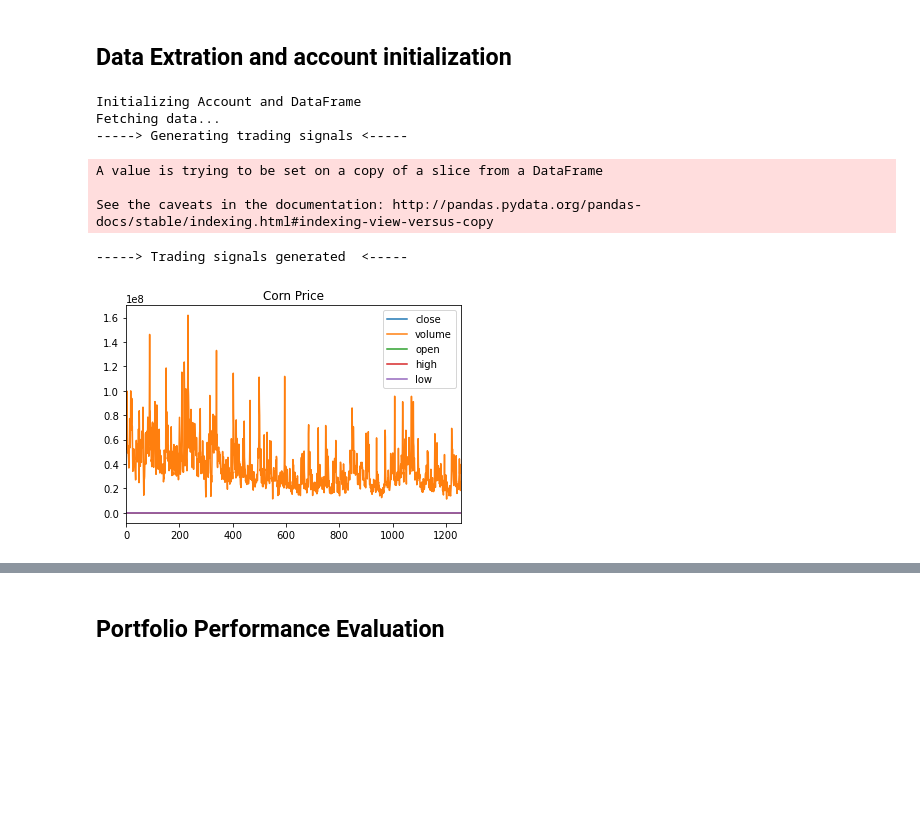
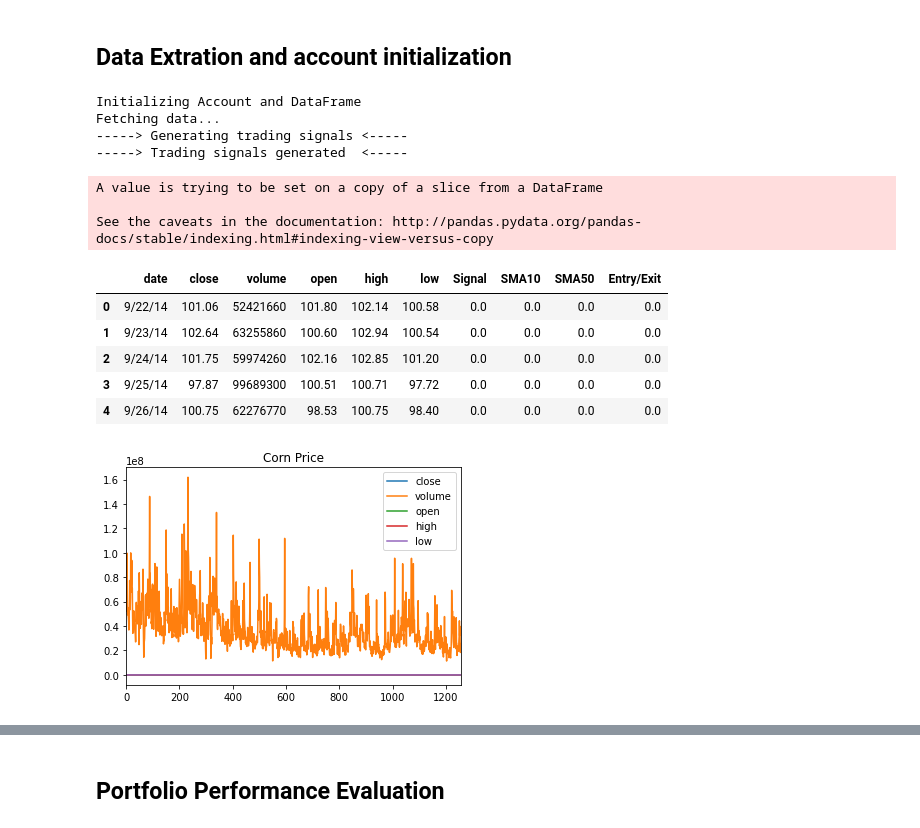
Before and after one commit to ShuranXu/Corn-Price-Predicter, a Jupyter notebook: Code/algo_trading.ipynb, the cells around one changed output, grey strips where cells are left out. Cells and saved outputs as stored; diff of their text form; code cells hidden in the pictures; blank space fills up the shorter version.

Commit message:
changed algo trading and  xgboost model

```diff
--- a/Code/algo_trading.ipynb
+++ b/Code/algo_trading.ipynb
@@ -389,18 +320,24 @@ def visualize_hvplot_tables(signals_df, trade_evaluation_df, portfolio_evaluatio
 # %%
 # Set the initial account configuration with $100000
 initial_capital = 100000
 share_size = 500
 account, df = initialize(initial_capital)
 # Generate signals for trading
 signals_df = generate_signals(df)
-# Plot signal dataframe
-plot_signals(signals_df)
+signals_df = signals_df.fillna(0)
+signals_df.head()
 # %% [output]
 Initializing Account and DataFrame
 Fetching data...
 -----> Generating trading signals <-----
+-----> Trading signals generated  <-----
 A value is trying to be set on a copy of a slice from a DataFrame
 
 See the caveats in the documentation: http://pandas.pydata.org/pandas-docs/stable/indexing.html#indexing-view-versus-copy
------> Trading signals generated  <-----
+|  | date | close | volume | open | high | low | Signal | SMA10 | SMA50 | Entry/Exit |
+| 0 | 9/22/14 | 101.06 | 52421660 | 101.80 | 102.14 | 100.58 | 0.0 | 0.0 | 0.0 | 0.0 |
+| 1 | 9/23/14 | 102.64 | 63255860 | 100.60 | 102.94 | 100.54 | 0.0 | 0.0 | 0.0 | 0.0 |
+| 2 | 9/24/14 | 101.75 | 59974260 | 102.16 | 102.85 | 101.20 | 0.0 | 0.0 | 0.0 | 0.0 |
+| 3 | 9/25/14 | 97.87 | 99689300 | 100.51 | 100.71 | 97.72 | 0.0 | 0.0 | 0.0 | 0.0 |
+| 4 | 9/26/14 | 100.75 | 62276770 | 98.53 | 100.75 | 98.40 | 0.0 | 0.0 | 0.0 | 0.0 |
 [figure]
```
Also changed, not shown: parts of 8 cells of this notebook, 2 other files.
